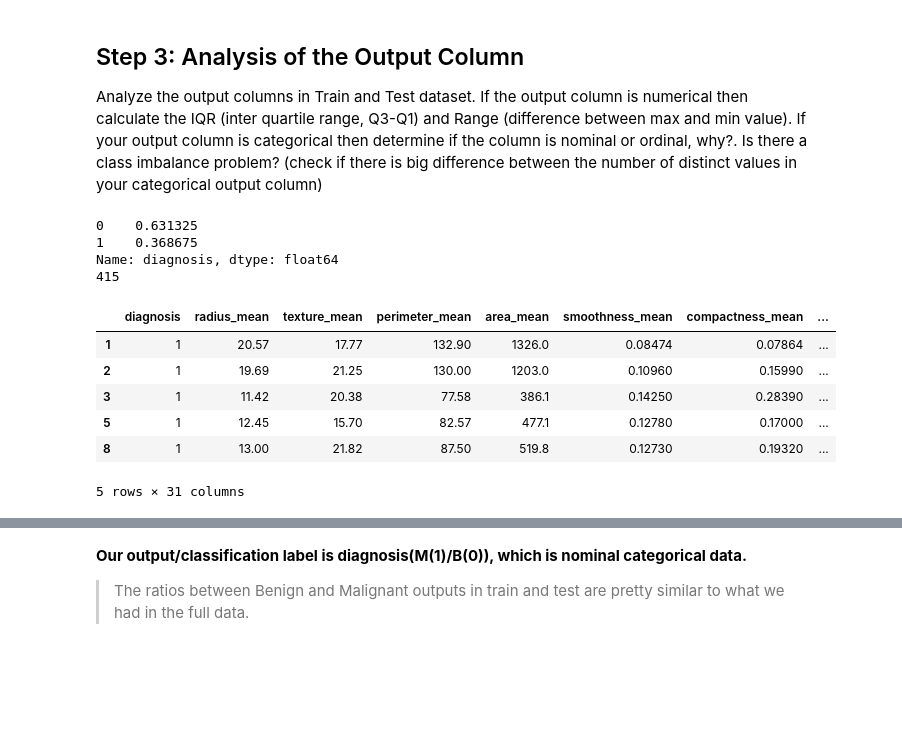
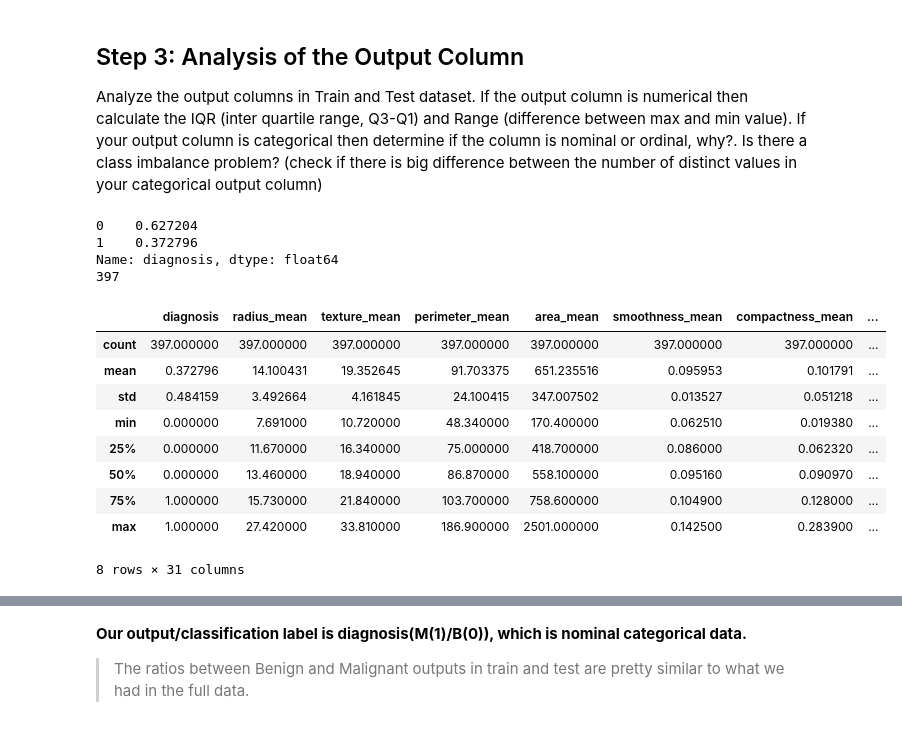
Before and after one commit to eneskemalergin/Data_Mining_Spring2017, a Jupyter notebook: Project/theAwesome_PredModel.ipynb, the cells around one changed output, grey strips where cells are left out. Saved outputs shown, nothing was run; the diff lists cells and outputs as text; code cells hidden in the pictures; blank space fills up the shorter version.

```diff
--- a/Project/theAwesome_PredModel.ipynb
+++ b/Project/theAwesome_PredModel.ipynb
@@ -109,19 +109,22 @@ Analyze the output columns in Train and Test dataset. If the output column is nu
 # %%
 print(train_df["diagnosis"].value_counts(train_df["diagnosis"].unique()[0]))
 print(len(train_df))
-train_df.head()
+train_df.describe()
 # %% [output]
-0    0.631325
-1    0.368675
+0    0.627204
+1    0.372796
 Name: diagnosis, dtype: float64
-415
+397
 |  | diagnosis | radius_mean | texture_mean | perimeter_mean | area_mean | smoothness_mean | compactness_mean | ... |
-| 1 | 1 | 20.57 | 17.77 | 132.90 | 1326.0 | 0.08474 | 0.07864 | ... |
-| 2 | 1 | 19.69 | 21.25 | 130.00 | 1203.0 | 0.10960 | 0.15990 | ... |
-| 3 | 1 | 11.42 | 20.38 | 77.58 | 386.1 | 0.14250 | 0.28390 | ... |
-| 5 | 1 | 12.45 | 15.70 | 82.57 | 477.1 | 0.12780 | 0.17000 | ... |
-| 8 | 1 | 13.00 | 21.82 | 87.50 | 519.8 | 0.12730 | 0.19320 | ... |
+| count | 397.000000 | 397.000000 | 397.000000 | 397.000000 | 397.000000 | 397.000000 | 397.000000 | ... |
+| mean | 0.372796 | 14.100431 | 19.352645 | 91.703375 | 651.235516 | 0.095953 | 0.101791 | ... |
+| std | 0.484159 | 3.492664 | 4.161845 | 24.100415 | 347.007502 | 0.013527 | 0.051218 | ... |
+| min | 0.000000 | 7.691000 | 10.720000 | 48.340000 | 170.400000 | 0.062510 | 0.019380 | ... |
+| 25% | 0.000000 | 11.670000 | 16.340000 | 75.000000 | 418.700000 | 0.086000 | 0.062320 | ... |
+| 50% | 0.000000 | 13.460000 | 18.940000 | 86.870000 | 558.100000 | 0.095160 | 0.090970 | ... |
+| 75% | 1.000000 | 15.730000 | 21.840000 | 103.700000 | 758.600000 | 0.104900 | 0.128000 | ... |
+| max | 1.000000 | 27.420000 | 33.810000 | 186.900000 | 2501.000000 | 0.142500 | 0.283900 | ... |
-5 rows × 31 columns
+8 rows × 31 columns
 # %%
 print(test_df["diagnosis"].value_counts(test_df["diagnosis"].unique()[0]))
 print(len(test_df))
```
Also changed, not shown: parts of 5 cells of this notebook, 5 other files.
